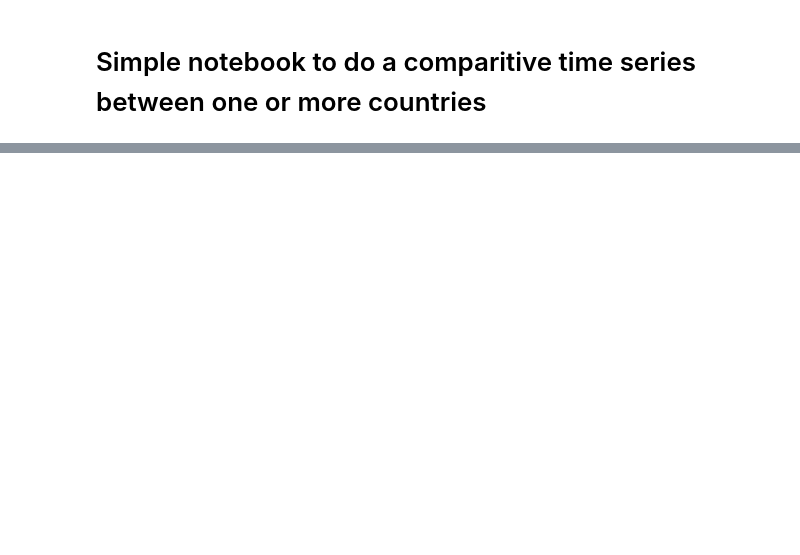
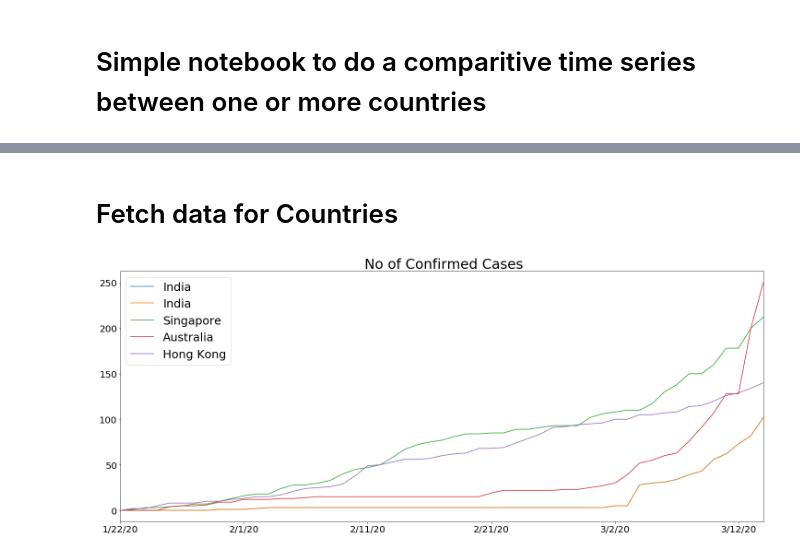
Before and after one commit to coolviki/corona_analysis, a Jupyter notebook: Corona_Analysis.ipynb, the cells around one changed output, grey strips where cells are left out. Drawn from its saved outputs; the diff is of its cells as text; code cells hidden in the pictures; blank space fills up the shorter version.

```diff
--- a/Corona_Analysis.ipynb
+++ b/Corona_Analysis.ipynb
@@ -282,0 +17,41 @@ ax2.legend(loc=2, prop={'size': 25})
+# %%
+# Function for getting data for country
+def getDataForCountry(countryName,dataFr):
+    df_country = dataFr.loc[df['Country/Region'] == countryName]
+    df_country = df_country.transpose()
+    df_country=df_country.drop(df_country.index[[0,1,2,3]])
+    df_country[countryName] =  df_country.iloc[: , 0]
+
+    # Iterate over the sequence of column names to append
+    for index in range(df_country.shape[1]-1):
+       if index>0:
+           df_country[countryName] =  df_country[countryName] +  df_country.iloc[: , index]
+    # Remove the extra columns
+    for index in range(df_country.shape[1]-1):
+        df_country.drop(df_country.columns[0], axis = 1, inplace = True)
+    return df_country;
+# %%
+# Function for getting data for Province
+def getDataForProvince(provinceName,dataFr):
+    df_pr = dataFr.loc[df['Province/State'] == provinceName]
+    df_pr = df_pr.transpose()
+    df_pr=df_pr.drop(df_pr.index[[0,1,2,3]])
+    df_pr.columns=[provinceName]
+    return df_pr;
+# %%
+def drawChartForVirus(countriesList,provinceList,log=False):
+    ax = df_india.plot(figsize=(25,10),title="No of Confirmed Cases ",fontsize=20,logy=log)
+    # Using for loop
+    for countryName in countriesList:
+        getDataForCountry(countryName,df).plot(ax=ax)
+
+    for provinceName in provinceList:
+        getDataForProvince(provinceName,df).plot(ax=ax)
+
+    ax.legend(loc=2, prop={'size': 25})
+    if log:
+        ax.set_title("Log -  No of Confirmed Cases", size=30)
+    else:
+        ax.set_title(" No of Confirmed Cases", size=30)
+
+    return;
@@ -282,0 +67,2 @@ ax2.legend(loc=2, prop={'size': 25})
+# %% [markdown]
+# Fetch data for Countries
@@ -282,0 +88,4 @@ ax2.legend(loc=2, prop={'size': 25})
+# %%
+drawChartForVirus(["India","Singapore","Australia"],["Hong Kong"] )
+# %% [output]
+[figure, added]
```
Also changed, not shown: parts of 35 cells of this notebook.
